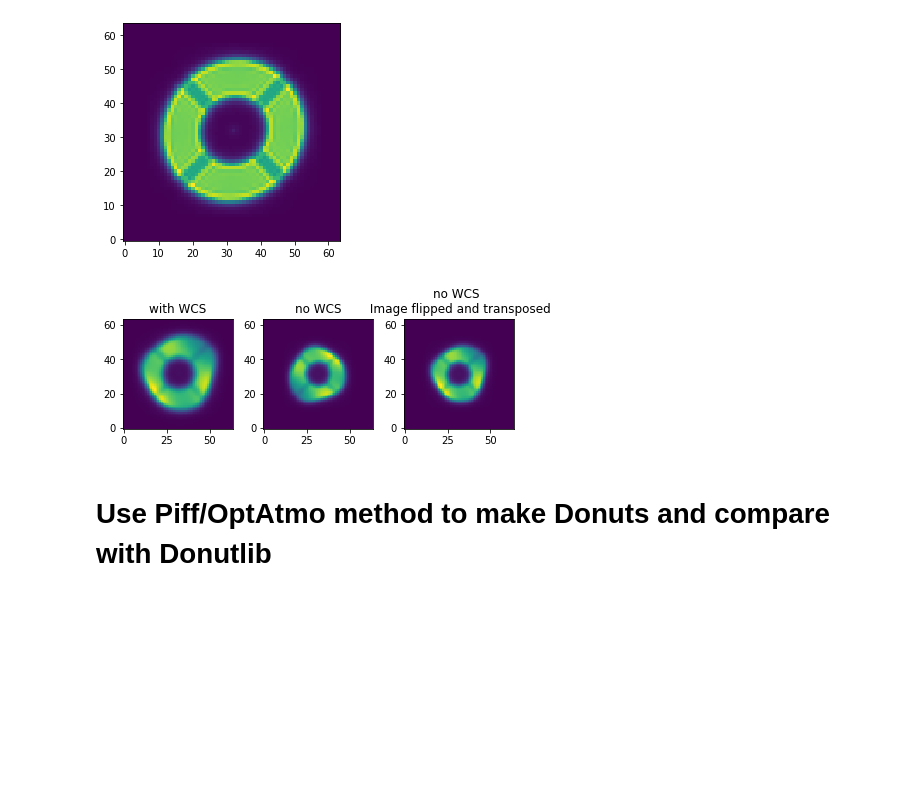
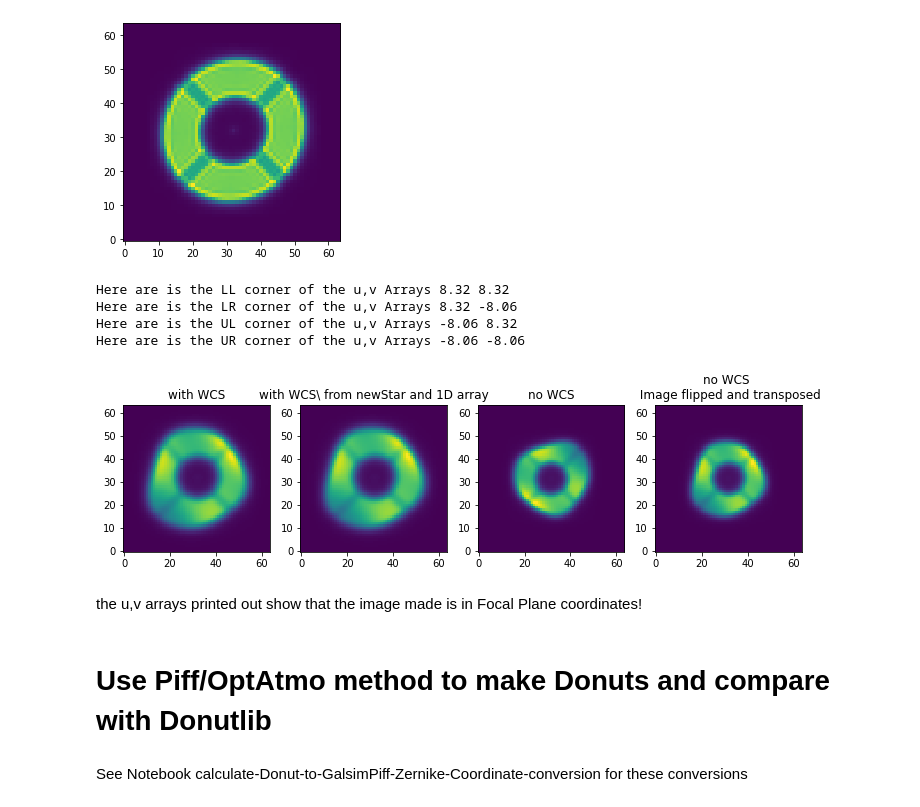
Before and after one commit to aaronroodman/Notebooks, a Jupyter notebook: Piff/compare-Images-Donutlib-vs-PiffOptAtmo.ipynb, the cells around one changed output. Cells and saved outputs as stored; diff of their text form; code cells hidden in the pictures; blank space fills up the shorter version.

```diff
--- a/Piff/compare-Images-Donutlib-vs-PiffOptAtmo.ipynb
+++ b/Piff/compare-Images-Donutlib-vs-PiffOptAtmo.ipynb
@@ -218,39 +220,78 @@ jcen = 500
 blank_star = make_blank_star(icen,jcen,chipnum)
 
 # why do I need to scale the zernikes by 5 here, compared to below? because there are also higher order Zernikes present!
 #z4,z5,z6,z7,z8,z9,z10,z11,z12,z13,z14,z15 = [12.00, 5*0.14, 5*0.01, 5*-0.06, 5*0.01, 5*-0.10, 5*0.02,0.0,0.0,0.0,0.0,0.0]
 
 z4,z5,z6,z7,z8,z9,z10,z11,z12,z13,z14,z15,z16,z17,z18,z19,z20,z21 = [12.0, 0.143, 0.007, -0.057, 0.006, -0.104, 0.015, -0.005, 0.045, 0.055, -0.022, -0.016, -0.063, -0.039, 0.096, -0.081, -0.090, 0.054]
 pad_factor = 8.0
 r0 = 0.14
 
 aopsf = galsim.Convolution([galsim.OpticalPSF(lam=700.0, diam=4.274419,
                                               aper=galsim.Aperture(diam=4.274419, obscuration=0.41957067187064395, nstruts=4, strut_thick=0.009117992518703244,
                                                                    strut_angle=coord.Angle(0.7853981633974483, coord.radians),
                                                                    pupil_plane_scale=None, pupil_plane_size=None, oversampling=1.0, pad_factor=8.0,
                                                                    gsparams=galsim.GSParams(32,8192,0.02,5.0,0.01,1e-05,1e-05,1,0.0001,1e-06,1e-06,1e-08,1e-05)),
                                               aberrations=[0.0,0.0,0.0,0.0,z4,z5,z6,z7,z8,z9,z10,z11,z12,z13,z14,z15,z16,z17,z18,z19,z20,z21], gsparams=galsim.GSParams(32,8192,0.02,5.0,0.01,1e-05,1e-05,1,0.0001,1e-06,1e-06,1e-08,1e-05)),
                             galsim.Transformation(galsim.VonKarman(lam=700.0, r0=r0, L0=25.0, flux=1.0, gsparams=galsim.GSParams(32,8192,0.02,5.0,0.01,1e-05,1e-05,1,0.0001,1e-06,1e-06,1e-08,1e-05)),
                                                   jac=[[1.0, 0.0], [0.0, 1.0]], offset=galsim.PositionD(x=0.0, y=0.0), flux_ratio=1.0,
                                                   gsparams=galsim.GSParams(32,8192,0.02,5.0,0.01,1e-05,1e-05,1,0.0001,1e-06,1e-06,1e-08,1e-05), propagate_gsparams=True)],
                            real_space=False, gsparams=galsim.GSParams(32,8192,0.02,5.0,0.01,1e-05,1e-05,1,0.0001,1e-06,1e-06,1e-08,1e-05), propagate_gsparams=True)
 
 image, weight, image_pos = blank_star.data.getImage()
 image_copy = image.copy()
 aopsf.drawImage(image_copy, method='auto', center=blank_star.image_pos)
 
+# or do this which should give the same results...
+properties = blank_star.data.properties.copy()
+for key in ['x', 'y', 'u', 'v']:
+    # Get rid of keys that constructor doesn't want to see:
+    properties.pop(key, None)
+data = StarData(image=image_copy,
+                image_pos=blank_star.data.image_pos,
+                weight=blank_star.data.weight,
+                pointing=blank_star.data.pointing,
+                field_pos=blank_star.data.field_pos,
+                orig_weight=blank_star.data.orig_weight,
+                properties=properties)
+params = []
+fit = StarFit(params,
+                flux=blank_star.fit.flux,
+                center=blank_star.fit.center)
+newstar = Star(data, fit)
+
+data, weight, uarr, varr = newstar.data.getDataVector(include_zero_weight=True)
+shape = image_copy.array.shape
+array_image = data.reshape(shape)
+uarr_image = uarr.reshape(shape)
+varr_image = varr.reshape(shape)
+
+print("Here are is the LL corner of the u,v Arrays",uarr_image[0,0],varr_image[0,0])
+print("Here are is the LR corner of the u,v Arrays",uarr_image[0,-1],varr_image[0,-1])
+print("Here are is the UL corner of the u,v Arrays",uarr_image[-1,0],varr_image[-1,0])
+print("Here are is the UR corner of the u,v Arrays",uarr_image[-1,-1],varr_image[-1,-1])
+
+
+# if drawImage is not given an image to draw into, it returns the drawn image without any WCS (unless explicitly added)
 image_nowcs = aopsf.drawImage(method='auto', nx=64,ny=64)
 
-f,ax = plt.subplots(1,3)
+f,ax = plt.subplots(1,4,figsize=(10,20))
 ax[0].imshow(image_copy.array,origin='lower',interpolation='None')
 ax[0].set_title("with WCS")
-ax[1].imshow(image_nowcs.array,origin='lower',interpolation='None')
-ax[1].set_title("no WCS")
-ax[2].imshow(np.transpose(np.flip(image_nowcs.array)),origin='lower',interpolation='None')
-ax[2].set_title("no WCS \n Image flipped and transposed")
+ax[1].imshow(image_copy.array,origin='lower',interpolation='None')
+ax[1].set_title("with WCS\\ from newStar and 1D array")
+ax[2].imshow(image_nowcs.array,origin='lower',interpolation='None')
+ax[2].set_title("no WCS")
+ax[3].imshow(np.transpose(np.flip(image_nowcs.array)),origin='lower',interpolation='None')
+ax[3].set_title("no WCS \n Image flipped and transposed")
 f.tight_layout()
 # %% [output]
+Here are is the LL corner of the u,v Arrays 8.32 8.32
+Here are is the LR corner of the u,v Arrays 8.32 -8.06
+Here are is the UL corner of the u,v Arrays -8.06 8.32
+Here are is the UR corner of the u,v Arrays -8.06 -8.06
-[figure, old version]
+[figure, new version]
+# %% [markdown]
+the u,v arrays printed out show that the image made is in Focal Plane coordinates!
 # %% [markdown]
 # Use Piff/OptAtmo method to make Donuts and compare with Donutlib
 # %%
@@ -285,6 +326,8 @@ def piff_calc(zarray, r0):
     aopsf.drawImage(image_copy, method='auto', center=blank_star.image_pos)
 
     return image_copy
+# %% [markdown]
+See Notebook calculate-Donut-to-GalsimPiff-Zernike-Coordinate-conversion for these conversions
 # %%
 # this transform was derived from
 #$ x = -v $
```
Also changed, not shown: parts of 9 cells of this notebook, 3 other files.
